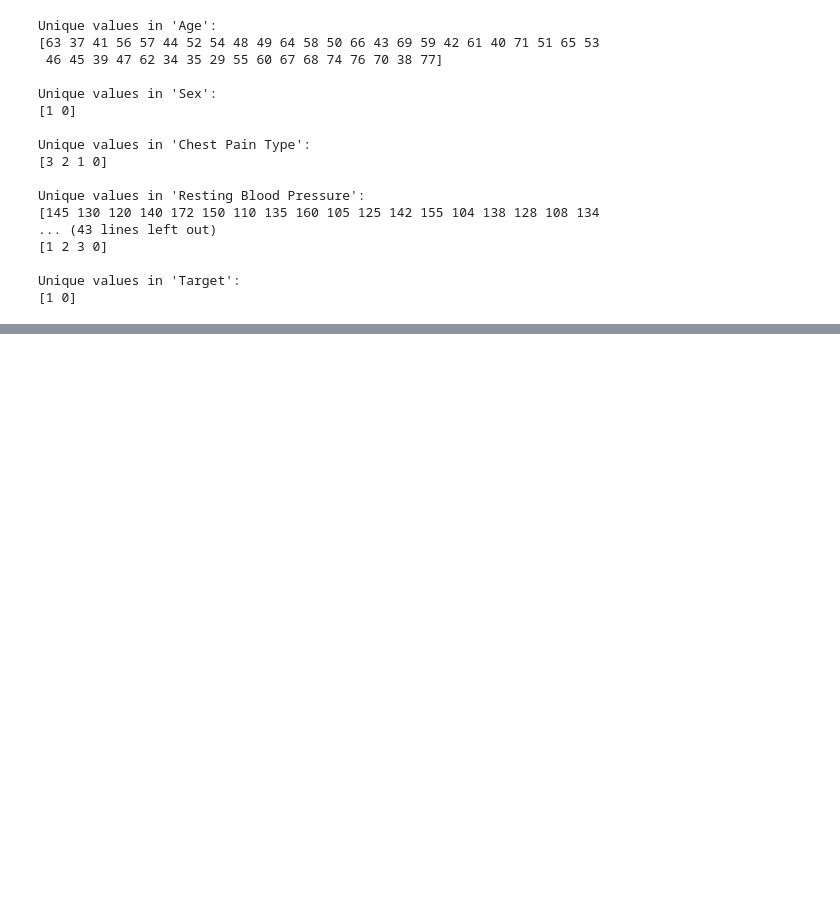
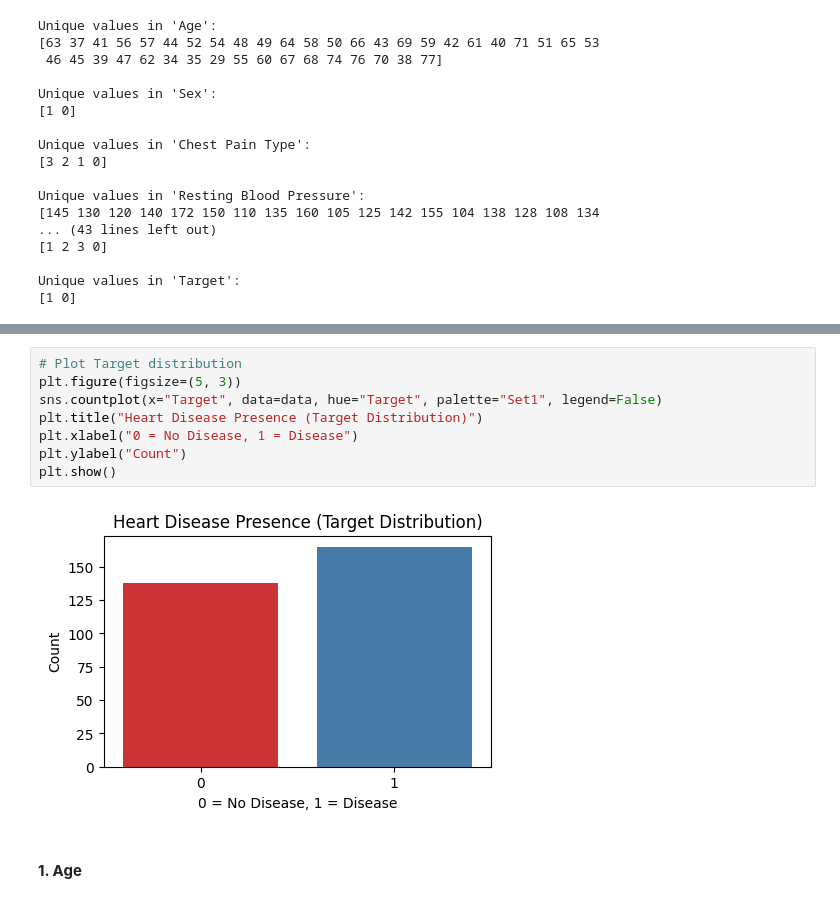
Before and after one commit to Angad143/HealthScope---A-Multi-Disease-Progression-and-Severity-Prediction-Platform, a Jupyter notebook: Heart Disease Severity Prediction/Heart_Disease_Prediction.ipynb, the cells around one changed output, grey strips where cells are left out. Cells and saved outputs as stored; diff of their text form; blank space fills up the shorter version.

Commit message:
Data preprocessing part started and cleaning part completed

```diff
--- a/Heart Disease Severity Prediction/Heart_Disease_Prediction.ipynb
+++ b/Heart Disease Severity Prediction/Heart_Disease_Prediction.ipynb
@@ -243,0 +267,12 @@ Here are the plot that we will use for plotting purpose in further steps.
+# %%
+# Plot Target distribution
+plt.figure(figsize=(5, 3))
+sns.countplot(x="Target", data=data, hue="Target", palette="Set1", legend=False)
+plt.title("Heart Disease Presence (Target Distribution)")
+plt.xlabel("0 = No Disease, 1 = Disease")
+plt.ylabel("Count")
+plt.show()
+# %% [output]
+[figure, added]
+# %% [markdown]
+#### **1. Age**
```
Also changed, not shown: parts of 85 cells of this notebook, 1 other file.
